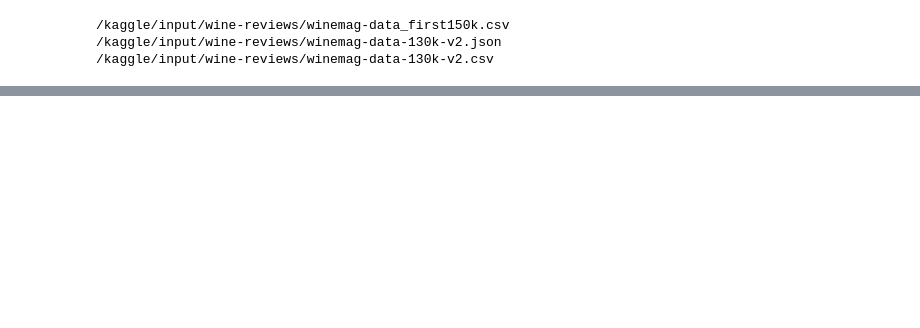
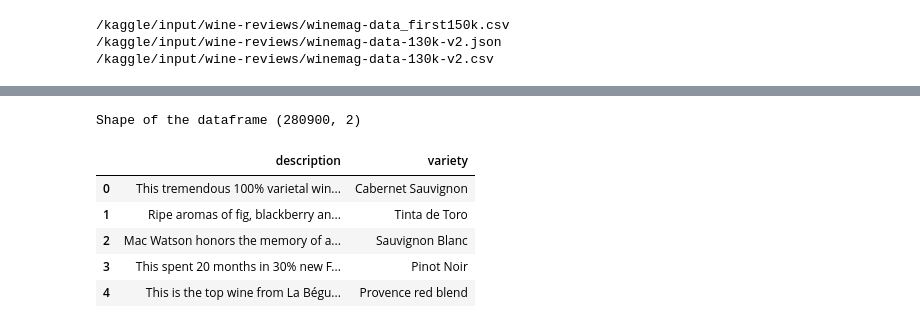
Before and after one commit to mijanr/NLP, a Jupyter notebook: wine-review-classification.ipynb, the cells around one changed output, grey strips where cells are left out. Cells and saved outputs as stored; diff of their text form; code cells hidden in the pictures; blank space fills up the shorter version.

```diff
--- a/wine-review-classification.ipynb
+++ b/wine-review-classification.ipynb
@@ -65,0 +98,16 @@ df['variety'].nunique()
+# %%
+#now it's a good time to concatenate the datsets, so we have one dataset to deal with
+df = pd.concat([df_1, df_2])
+print("Shape of the dataframe" ,df.shape)
+# %% [output]
+Shape of the dataframe (280900, 2)
+# %%
+#let's see how do the first couple of rows look like
+df.head()
+# %% [output]
+|  | description | variety |
+| 0 | This tremendous 100% varietal win... | Cabernet Sauvignon |
+| 1 | Ripe aromas of fig, blackberry an... | Tinta de Toro |
+| 2 | Mac Watson honors the memory of a... | Sauvignon Blanc |
+| 3 | This spent 20 months in 30% new F... | Pinot Noir |
+| 4 | This is the top wine from La Bégu... | Provence red blend |
```
Also changed, not shown: parts of 38 cells of this notebook.
